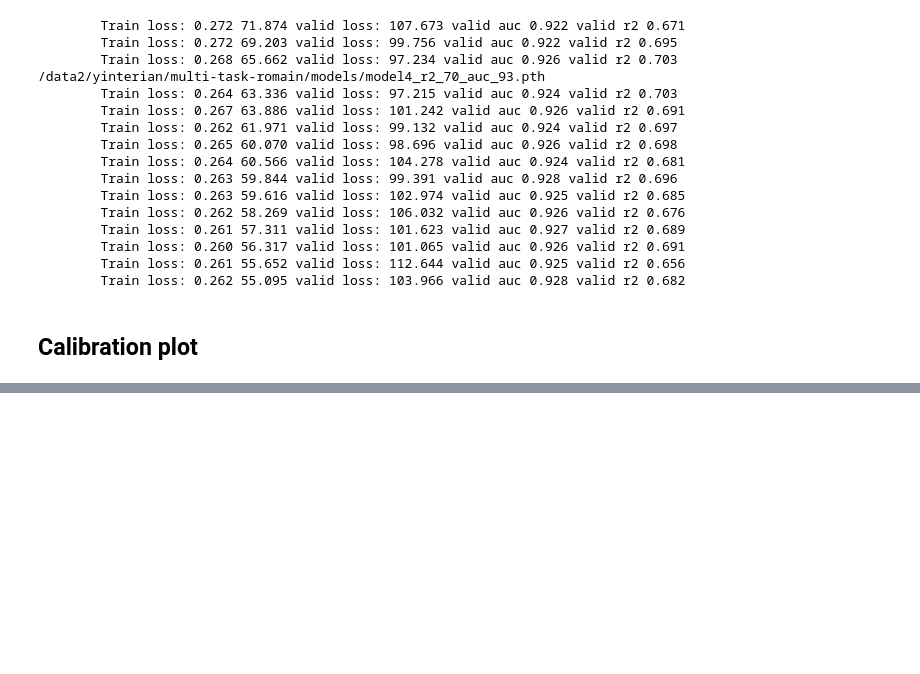
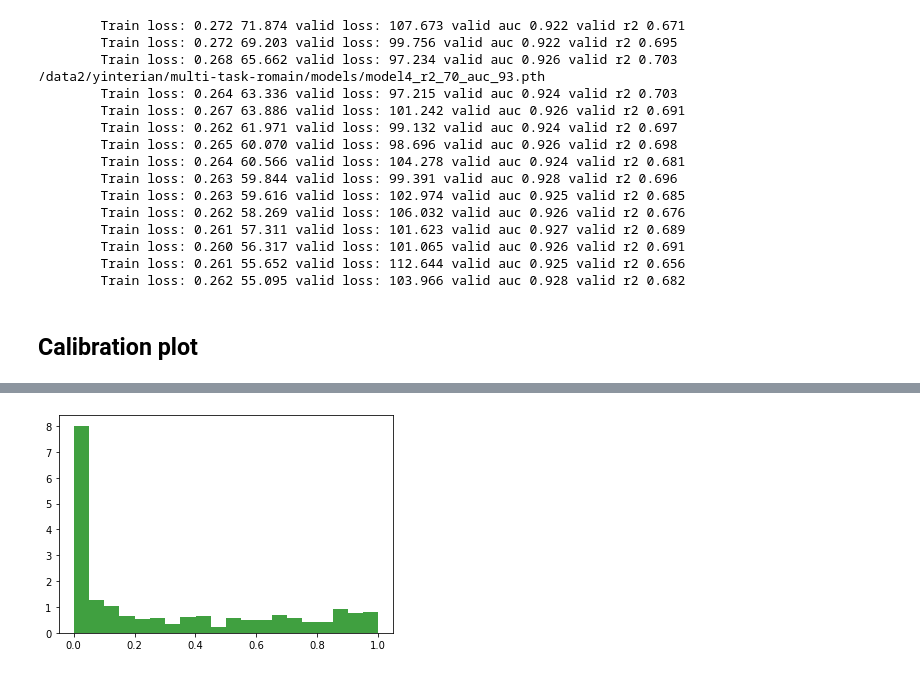
Before and after one commit to yanneta/multi-task-hypotension, a Jupyter notebook: time_series_data_model.ipynb, the cells around one changed output, grey strips where cells are left out. Saved outputs shown, nothing was run; the diff lists cells and outputs as text; code cells hidden in the pictures; blank space fills up the shorter version.

```diff
--- a/time_series_data_model.ipynb
+++ b/time_series_data_model.ipynb
@@ -596,0 +619,4 @@ y1.mean(), (out1 > 0.5).mean()
+# %%
+n, bins, patches = plt.hist(prob1, 20, density=True, facecolor='g', alpha=0.75)
+# %% [output]
+[figure, added]
```
Also changed, not shown: parts of 10 cells of this notebook.
